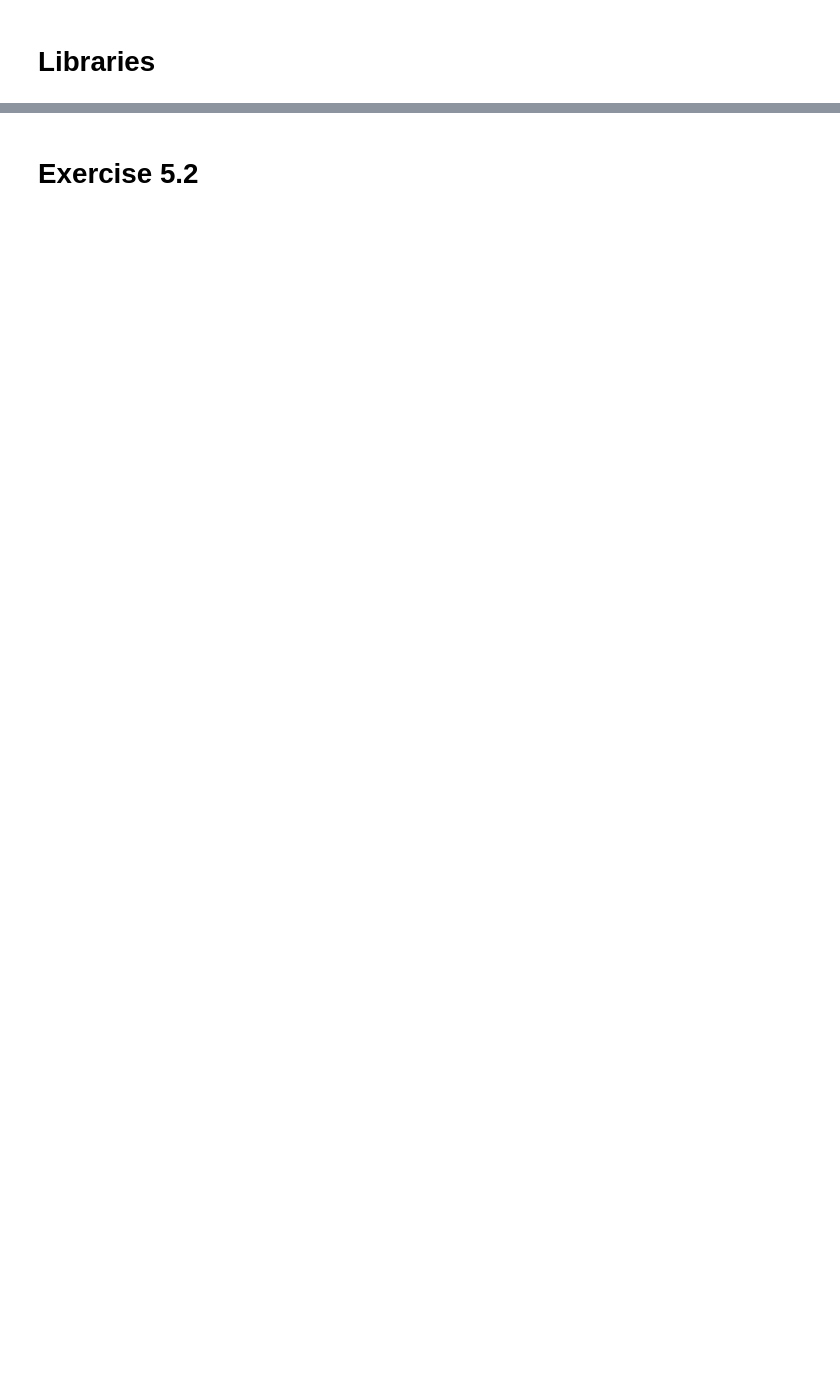
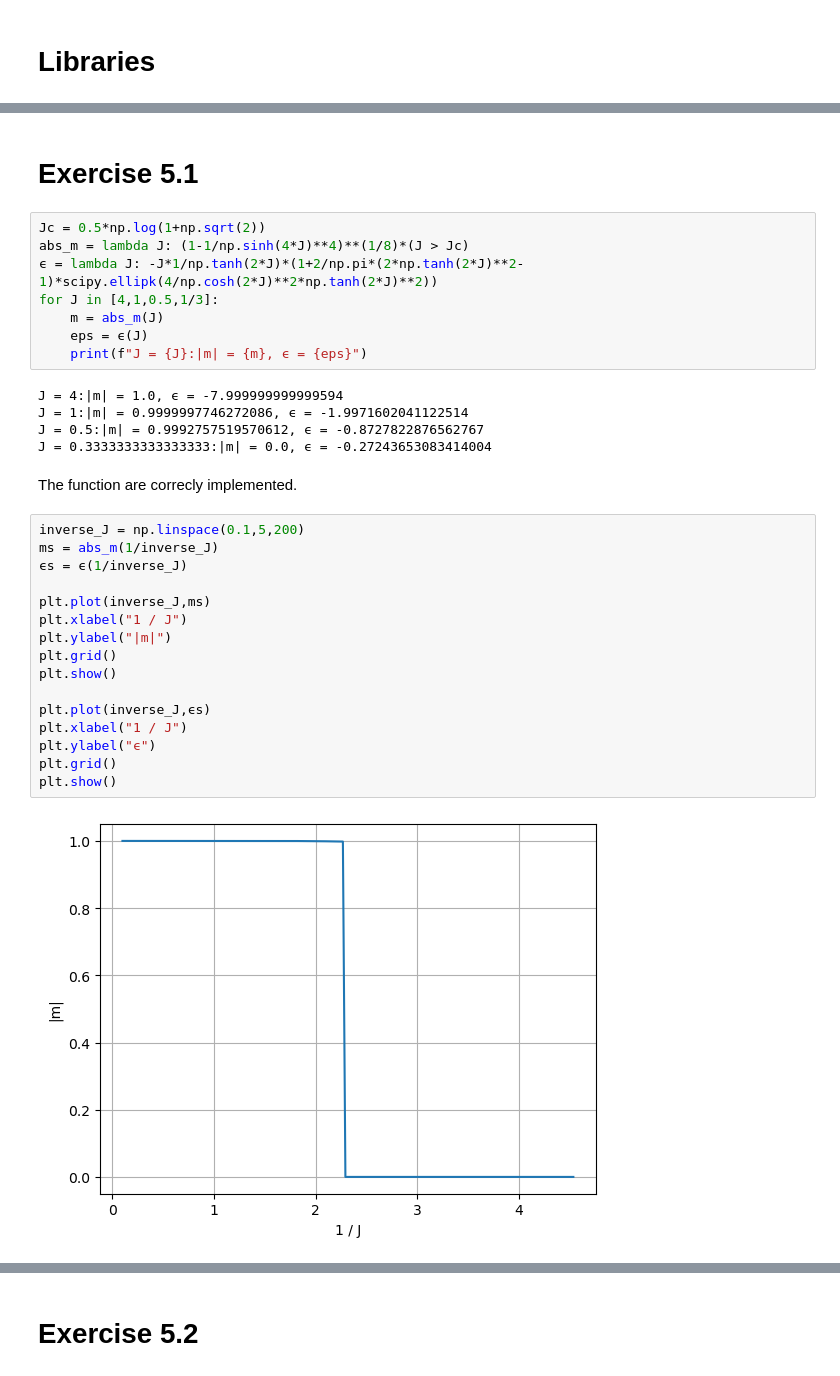
Before and after one commit to mandus24/ComputationalPhysics, a Jupyter notebook: sheet5/sheet5.ipynb, the cells around one changed output, grey strips where cells are left out. Cells and saved outputs as stored; diff of their text form; blank space fills up the shorter version.

```diff
--- a/sheet5/sheet5.ipynb
+++ b/sheet5/sheet5.ipynb
@@ -8 +9,36 @@ from tqdm.notebook import tqdm
 import random
+# %% [markdown]
+# Exercise 5.1
+# %%
+Jc = 0.5*np.log(1+np.sqrt(2))
+abs_m = lambda J: (1-1/np.sinh(4*J)**4)**(1/8)*(J > Jc)
+ϵ = lambda J: -J*1/np.tanh(2*J)*(1+2/np.pi*(2*np.tanh(2*J)**2-1)*scipy.ellipk(4/np.cosh(2*J)**2*np.tanh(2*J)**2))
+for J in [4,1,0.5,1/3]:
+    m = abs_m(J)
+    eps = ϵ(J)
+    print(f"J = {J}:|m| = {m}, ϵ = {eps}")
+# %% [output]
+J = 4:|m| = 1.0, ϵ = -7.999999999999594
+J = 1:|m| = 0.9999997746272086, ϵ = -1.9971602041122514
+J = 0.5:|m| = 0.9992757519570612, ϵ = -0.8727822876562767
+J = 0.3333333333333333:|m| = 0.0, ϵ = -0.27243653083414004
+# %% [markdown]
+The function are correcly implemented.
+# %%
+inverse_J = np.linspace(0.1,5,200)
+ms = abs_m(1/inverse_J)
+ϵs = ϵ(1/inverse_J)
+
+plt.plot(inverse_J,ms)
+plt.xlabel("1 / J")
+plt.ylabel("|m|")
+plt.grid()
+plt.show()
+
+plt.plot(inverse_J,ϵs)
+plt.xlabel("1 / J")
+plt.ylabel("ϵ")
+plt.grid()
+plt.show()
+# %% [output]
+[figure, added]
```
Also changed, not shown: parts of 19 cells of this notebook, 1 other file.
